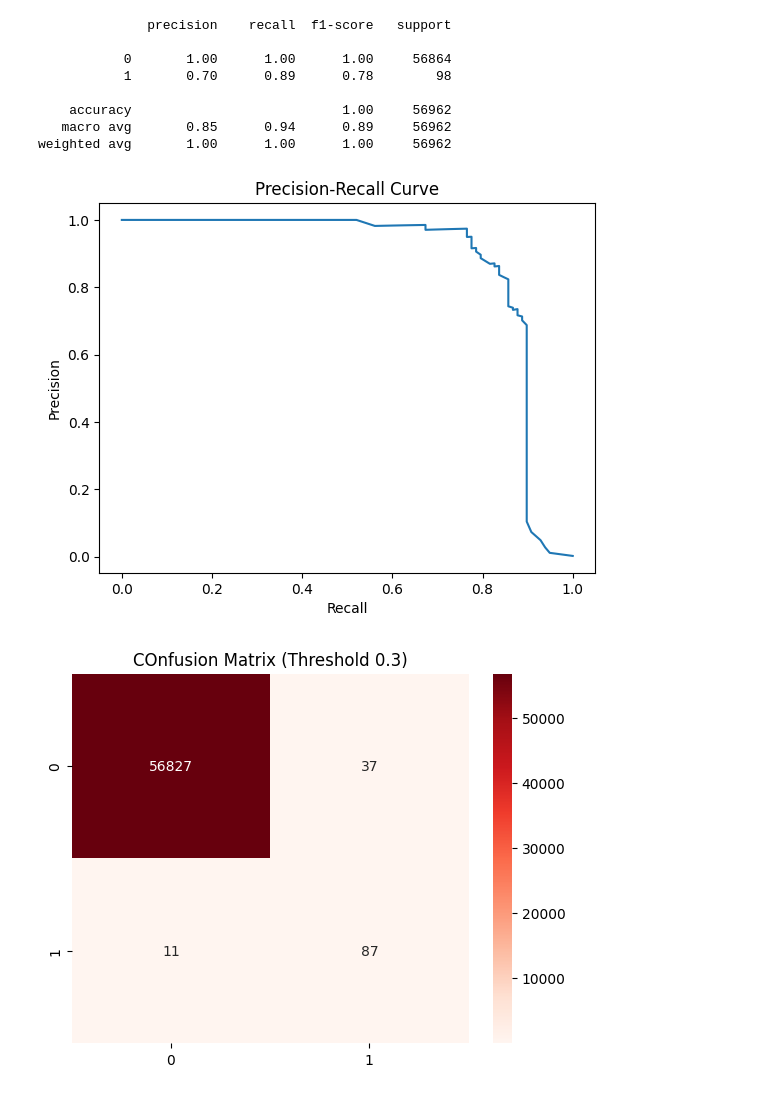
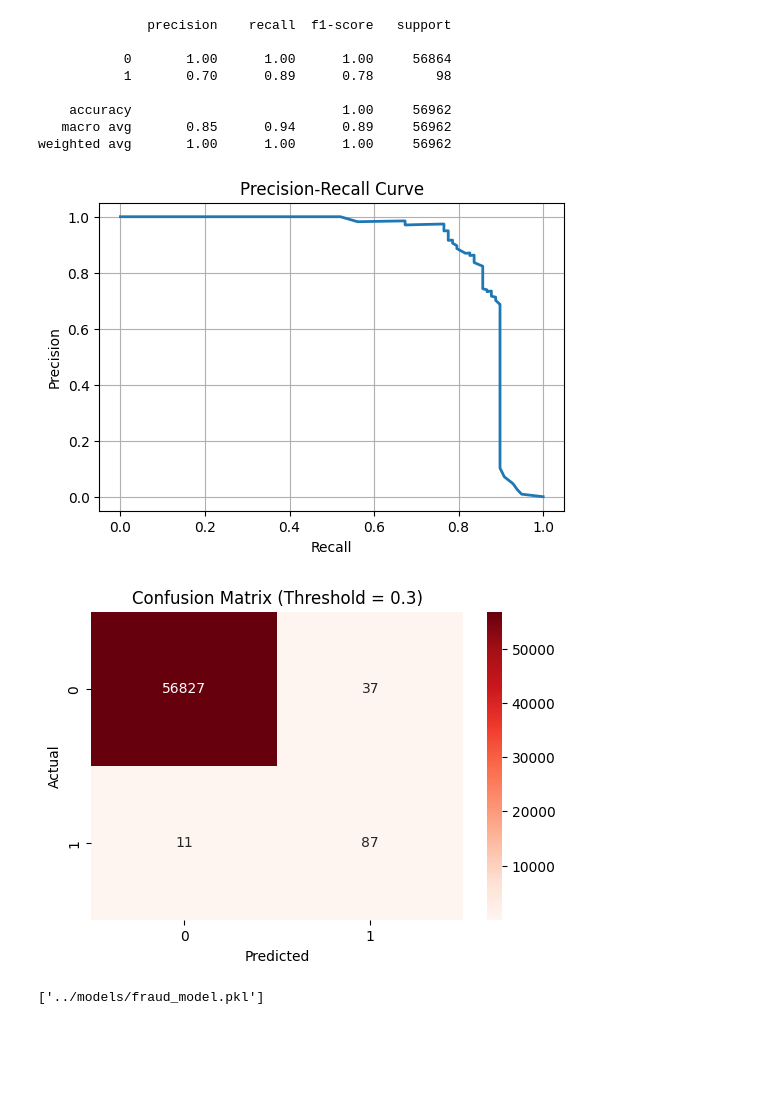
Before and after one commit to Ironclad1738281/credit-card-fraud-detection, a Jupyter notebook: notebooks/fraud_detection.ipynb, the cells around one changed output. Cells and saved outputs as stored; diff of their text form; code cells hidden in the pictures; blank space fills up the shorter version.

```diff
--- a/notebooks/fraud_detection.ipynb
+++ b/notebooks/fraud_detection.ipynb
@@ -135,25 +135,43 @@ print(classification_report(y_test, rf_pred_custom))
 weighted avg       1.00      1.00      1.00     56962
 # %%
 from sklearn.metrics import precision_recall_curve
+import matplotlib.pyplot as plt
 
 precision, recall, thresholds = precision_recall_curve(y_test, y_prob_rf)
 
-plt.plot(recall, precision)
+plt.figure(figsize=(6,4))
+plt.plot(recall, precision, linewidth=2)
+
 plt.title("Precision-Recall Curve")
 plt.xlabel("Recall")
 plt.ylabel("Precision")
+plt.grid(True)
+
 plt.savefig("../images/pr_curve.png")
 plt.show()
 # %% [output]
-[figure, old version]
+[figure, new version]
 # %%
 from sklearn.metrics import confusion_matrix
+import matplotlib.pyplot as plt
+import seaborn as sns
 
 cm_custom = confusion_matrix(y_test, rf_pred_custom)
 
-sns.heatmap(cm_custom, annot = True, fmt = "d", cmap = "Reds")
-plt.title("COnfusion Matrix (Threshold 0.3)")
+plt.figure(figsize=(6,4))
+sns.heatmap(cm_custom, annot=True, fmt="d", cmap="Reds")
+
+plt.title("Confusion Matrix (Threshold = 0.3)")
+plt.xlabel("Predicted")
+plt.ylabel("Actual")
+
 plt.savefig("../images/confusion_matrix_threshold.png")
 plt.show()
 # %% [output]
-[figure, old version]
+[figure, new version]
+# %%
+import joblib
+
+joblib.dump(rf_model, "../models/fraud_model.pkl")
+# %% [output]
+['../models/fraud_model.pkl']
```
Also changed, not shown: parts of 1 cell of this notebook, 5 other files.
